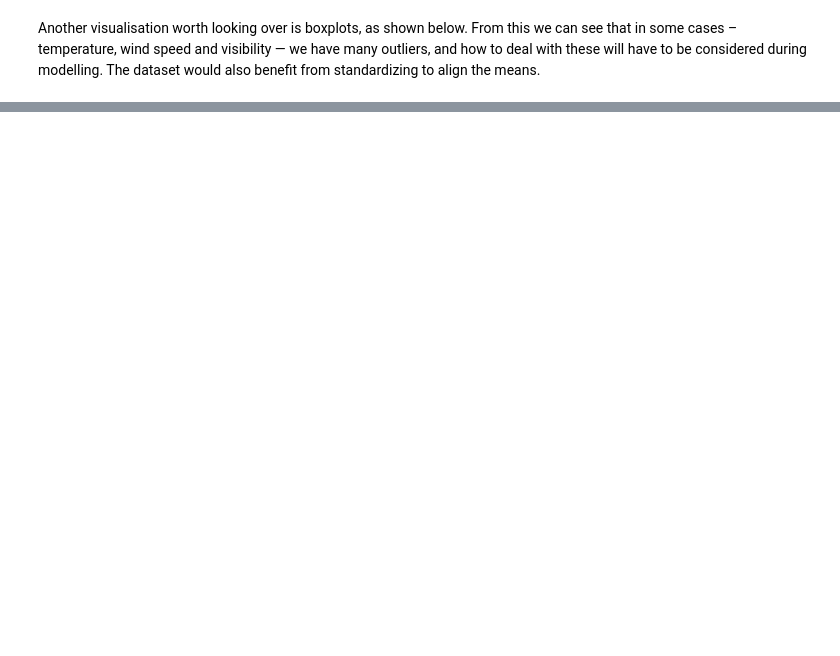
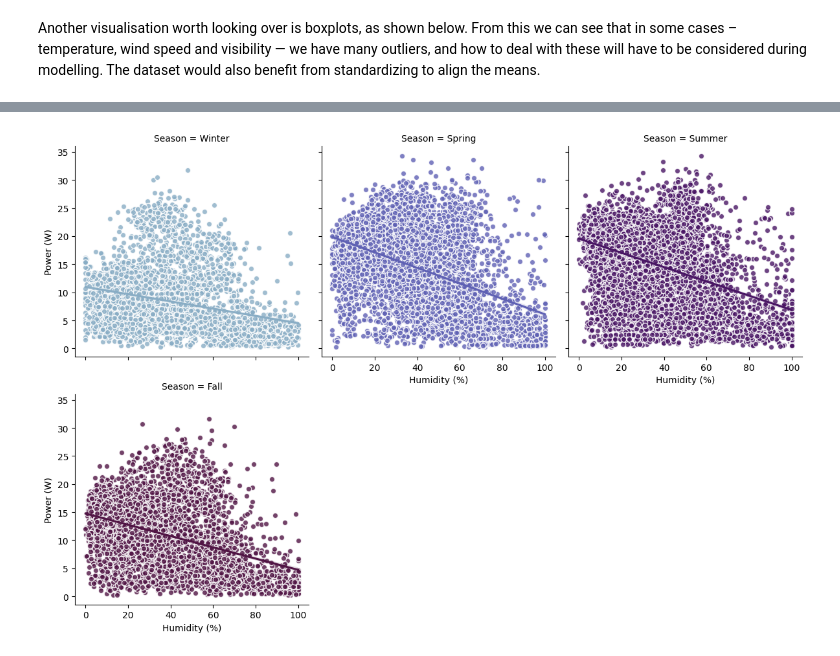
Before and after one commit to d-lazenby/solar-forecasting, a Jupyter notebook: eda_full.ipynb, the cells around one changed output, grey strips where cells are left out. Saved outputs shown, nothing was run; the diff lists cells and outputs as text; code cells hidden in the pictures; blank space fills up the shorter version.

```diff
--- a/eda_full.ipynb
+++ b/eda_full.ipynb
@@ -128,0 +147,11 @@ utils.plot_power_against_time(raw_clean)
+# %%
+feature = "Humidity (%)" #- varied gradients
+# feature = 'AmbientTemp (deg C)' # - similar gradients, -5 to 5 deg range in intercepts
+# feature = 'WindSpeed (km/h)' # - varied gradients
+# feature = 'Visibility (km)' #- varied gradients
+# feature = 'Pressure (mbar)' # - not huge interactions here
+# feature = 'CloudCeiling (km)' #- varied gradients
+
+utils.group_plots(raw_clean, 'Season', feature)
+# %% [output]
+[figure, added]
```
Also changed, not shown: parts of 12 cells of this notebook, 1 other file.
